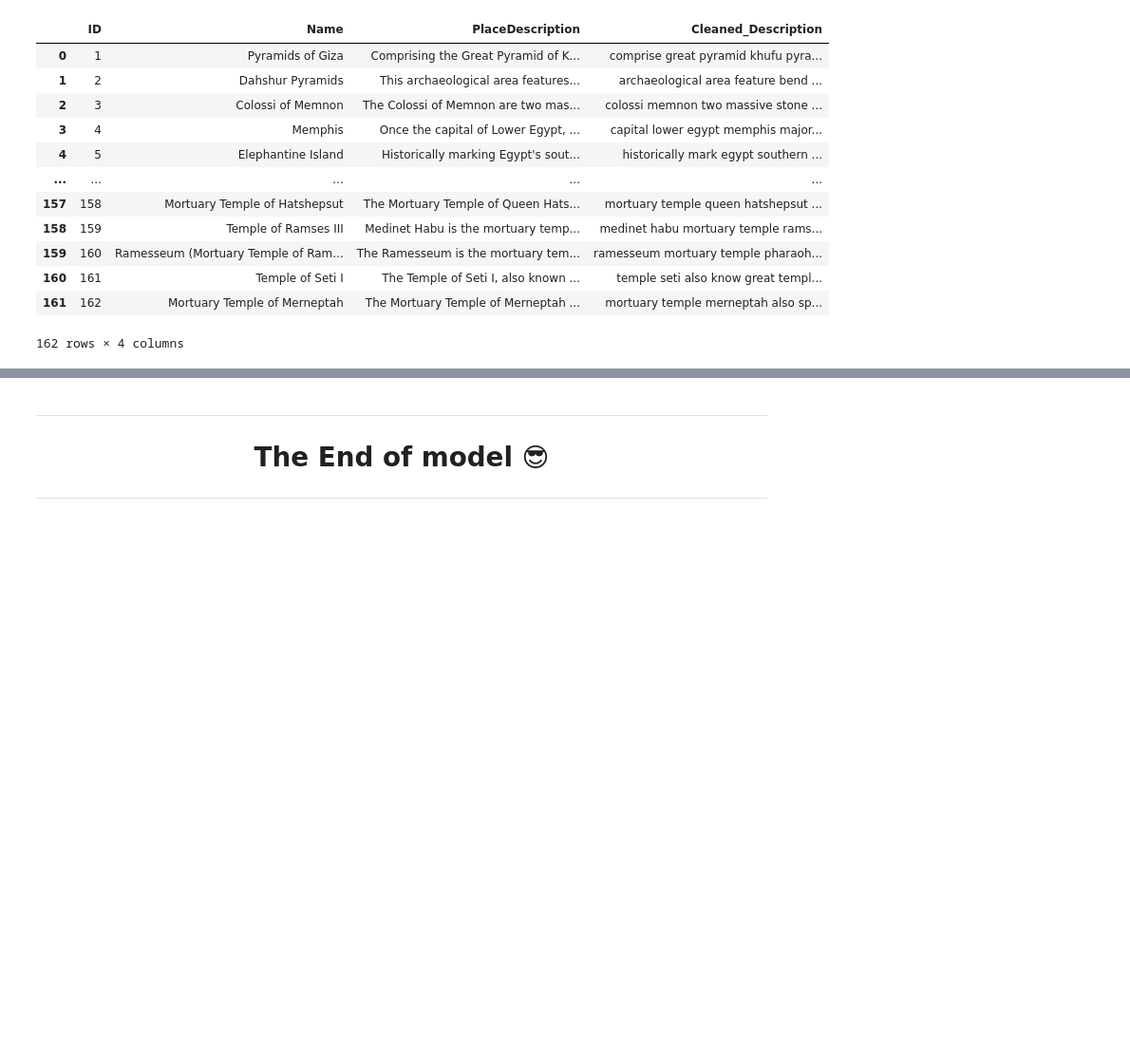
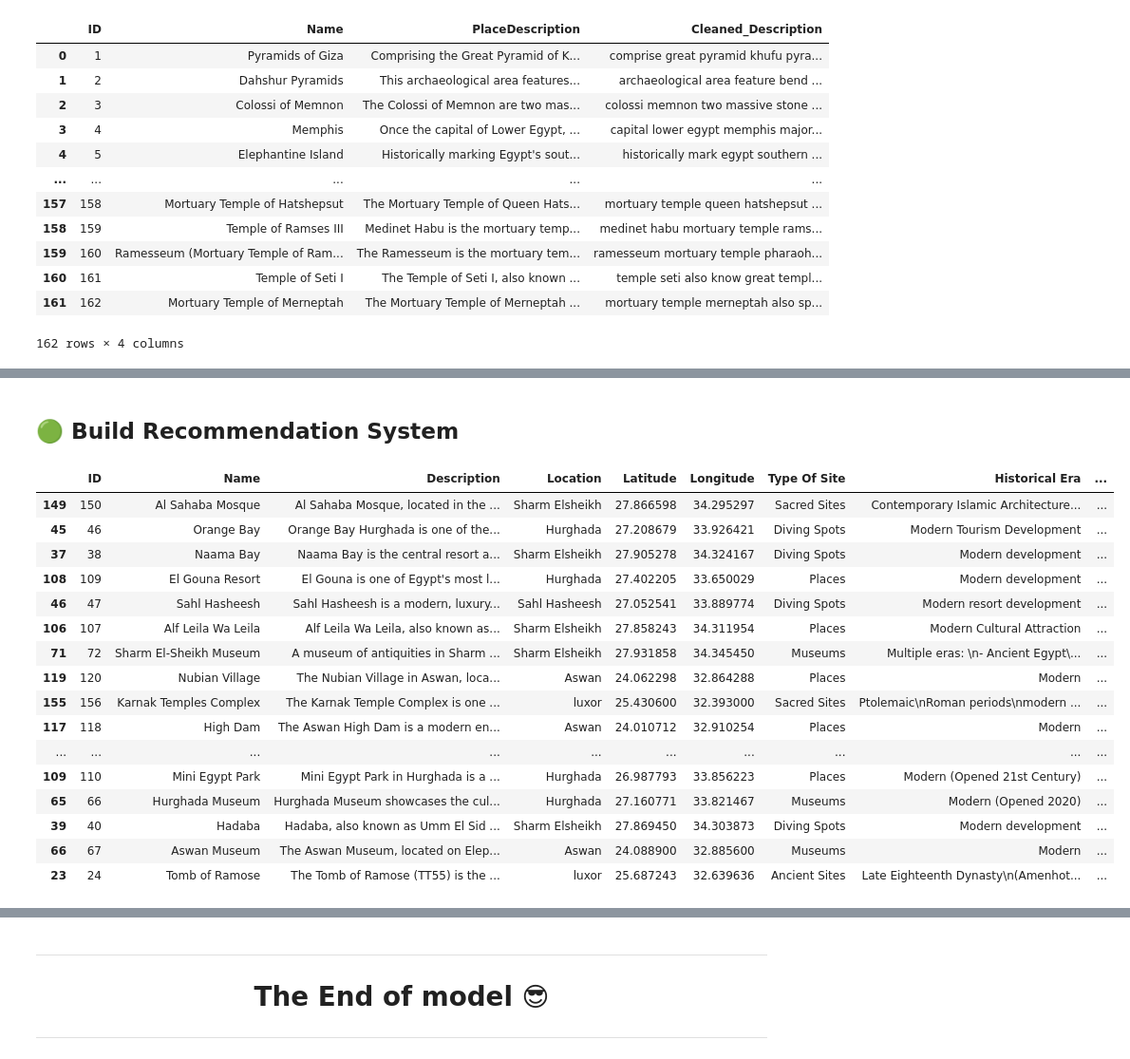
Before and after one commit to Youssef3082004/Lumeria_AI, a Jupyter notebook: Content.ipynb, the cells around one changed output, grey strips where cells are left out. Shown at 95% size. Saved outputs shown, nothing was run; the diff lists cells and outputs as text; code cells hidden in the pictures; blank space fills up the shorter version.

```diff
--- a/Content.ipynb
+++ b/Content.ipynb
@@ -50,8 +57,8 @@ places = places.loc[ : , ["ID","Name","PlaceDescription"]]
 # %% [markdown]
 ## 📍 Lowering Text
 # %%
-places["Cleaned_Description"] = places["PlaceDescription"].apply(lambda x:x.lower())
-places
+df["Cleaned_Description"] = df["PlaceDescription"].apply(lambda x:x.lower())
+df
 # %% [output]
 |  | ID | Name | PlaceDescription | Cleaned_Description |
 | 0 | 1 | Pyramids of Giza | Comprising the Great Pyramid of K... | comprising the great pyramid of k... |
@@ -214,0 +229,4 @@ desc.Update(lambda x:re.sub(pattern=r"\s+",repl=" ",string=x))
+# %%
+tfidf = TfidfVectorizer(stop_words="english")
+
+tfidf_vctors = tfidf.fit_transform(df["Cleaned_Description"])
@@ -214,0 +239,2 @@ desc.Update(lambda x:re.sub(pattern=r"\s+",repl=" ",string=x))
+# %%
+Places_similarity =  cosine_similarity(tfidf_vctors,tfidf_vctors)
@@ -214,0 +257,38 @@ desc.Update(lambda x:re.sub(pattern=r"\s+",repl=" ",string=x))
+# %% [markdown]
+## 🟢 Build Recommendation System
+# %%
+def Get_Recommendation(user_id:str,places_similarity:np.ndarray,users_dataset:pd.DataFrame,places_dataset:pd.DataFrame,top_Recommendation:int = 10):
+
+    fav_places = users_dataset[(users_dataset["user_id"] == user_id) & (users_dataset["rating"] > 3)]["place_id"].values
+
+    similar_places = np.argsort(np.sum(places_similarity[fav_places-1],axis=0))[::-1]
+
+    recommend = []
+    for idx in similar_places:
+        # if places_dataset.iloc[idx]["ID"] not in fav_places:
+        recommend.append(places_dataset.iloc[idx])
+
+        if len(recommend) >= len(fav_places) + 10:
+            return pd.DataFrame(recommend)
+# %%
+user_id="04fab766-306b-4f35-a83e-4655f052392d"
+reco_places = Get_Recommendation(user_id=user_id,places_similarity=Places_similarity,users_dataset=users,places_dataset=places)
+reco_places
+# %% [output]
+|  | ID | Name | Description | Location | Latitude | Longitude | Type Of Site | Historical Era | ... |
+| 149 | 150 | Al Sahaba Mosque | Al Sahaba Mosque, located in the ... | Sharm Elsheikh | 27.866598 | 34.295297 | Sacred Sites | Contemporary Islamic Architecture... | ... |
+| 45 | 46 | Orange Bay | Orange Bay Hurghada is one of the... | Hurghada | 27.208679 | 33.926421 | Diving Spots | Modern Tourism Development | ... |
+| 37 | 38 | Naama Bay | Naama Bay is the central resort a... | Sharm Elsheikh | 27.905278 | 34.324167 | Diving Spots | Modern development | ... |
+| 108 | 109 | El Gouna Resort | El Gouna is one of Egypt's most l... | Hurghada | 27.402205 | 33.650029 | Places | Modern development | ... |
+| 46 | 47 | Sahl Hasheesh | Sahl Hasheesh is a modern, luxury... | Sahl Hasheesh | 27.052541 | 33.889774 | Diving Spots | Modern resort development | ... |
+| 106 | 107 | Alf Leila Wa Leila | Alf Leila Wa Leila, also known as... | Sharm Elsheikh | 27.858243 | 34.311954 | Places | Modern Cultural Attraction | ... |
+| 71 | 72 | Sharm El-Sheikh Museum | A museum of antiquities in Sharm ... | Sharm Elsheikh | 27.931858 | 34.345450 | Museums | Multiple eras: \n- Ancient Egypt\... | ... |
+| 119 | 120 | Nubian Village | The Nubian Village in Aswan, loca... | Aswan | 24.062298 | 32.864288 | Places | Modern | ... |
+| 155 | 156 | Karnak Temples Complex | The Karnak Temple Complex is one ... | luxor | 25.430600 | 32.393000 | Sacred Sites | Ptolemaic\nRoman periods\nmodern ... | ... |
+| 117 | 118 | High Dam | The Aswan High Dam is a modern en... | Aswan | 24.010712 | 32.910254 | Places | Modern | ... |
+| ... | ... | ... | ... | ... | ... | ... | ... | ... | ... |
+| 109 | 110 | Mini Egypt Park | Mini Egypt Park in Hurghada is a ... | Hurghada | 26.987793 | 33.856223 | Places | Modern (Opened 21st Century) | ... |
+| 65 | 66 | Hurghada Museum | Hurghada Museum showcases the cul... | Hurghada | 27.160771 | 33.821467 | Museums | Modern (Opened 2020) | ... |
+| 39 | 40 | Hadaba | Hadaba, also known as Umm El Sid ... | Sharm Elsheikh | 27.869450 | 34.303873 | Diving Spots | Modern development | ... |
+| 66 | 67 | Aswan Museum | The Aswan Museum, located on Elep... | Aswan | 24.088900 | 32.885600 | Museums | Modern | ... |
+| 23 | 24 | Tomb of Ramose | The Tomb of Ramose (TT55) is the ... | luxor | 25.687243 | 32.639636 | Ancient Sites | Late Eighteenth Dynasty\n(Amenhot... | ... |
```
Also changed, not shown: parts of 19 cells of this notebook.
